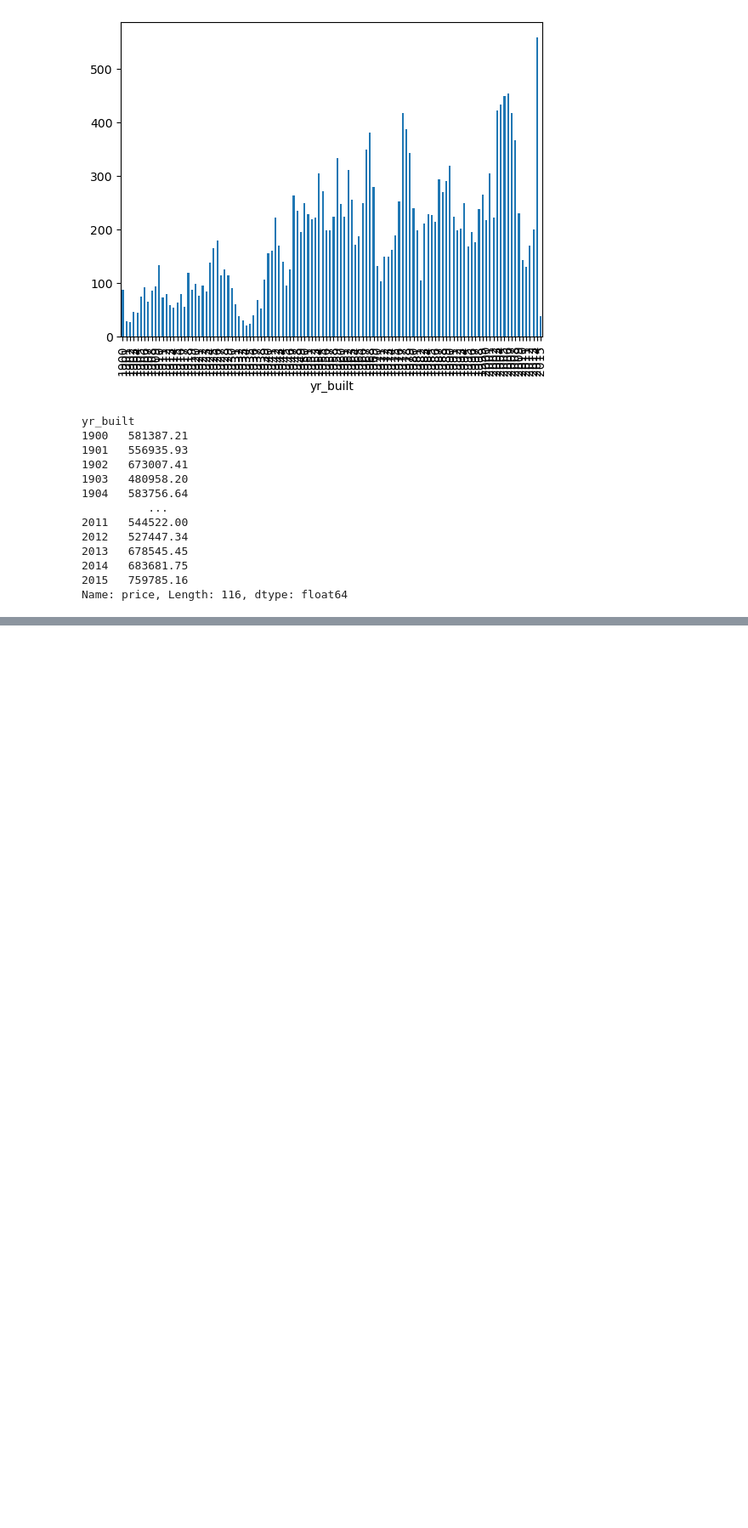
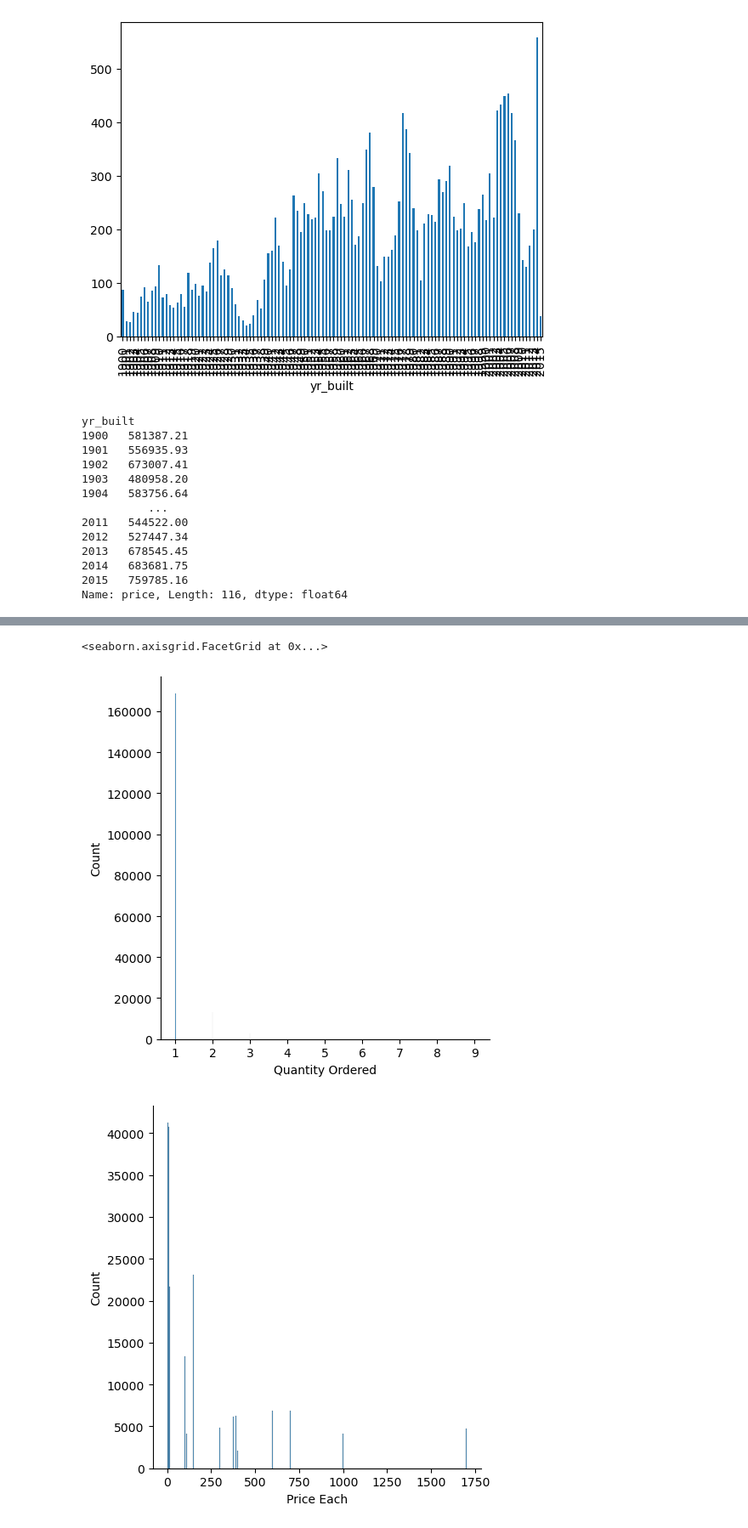
Before and after one commit to BryanHs20/Python-para-Data-Analyst, a Jupyter notebook: Python Avanzado/Exploratory Data Analyst - EDA/Exploratorio de Datos.ipynb, the cells around one changed output, grey strips where cells are left out. Shown at 85% size. Saved outputs shown, nothing was run; the diff lists cells and outputs as text; code cells hidden in the pictures; blank space fills up the shorter version.

```diff
--- a/Python Avanzado/Exploratory Data Analyst - EDA/Exploratorio de Datos.ipynb
+++ b/Python Avanzado/Exploratory Data Analyst - EDA/Exploratorio de Datos.ipynb
@@ -356,0 +726,8 @@ Name: price, Length: 116, dtype: float64
+# %%
+# Graficos exploratorios
+sns.displot(df['Quantity Ordered'], kde=False)
+sns.displot(df['Price Each'], kde=False)
+# %% [output]
+<seaborn.axisgrid.FacetGrid at 0x...>
+[figure, added]
+[figure, added]
```
Also changed, not shown: parts of 77 cells of this notebook.
